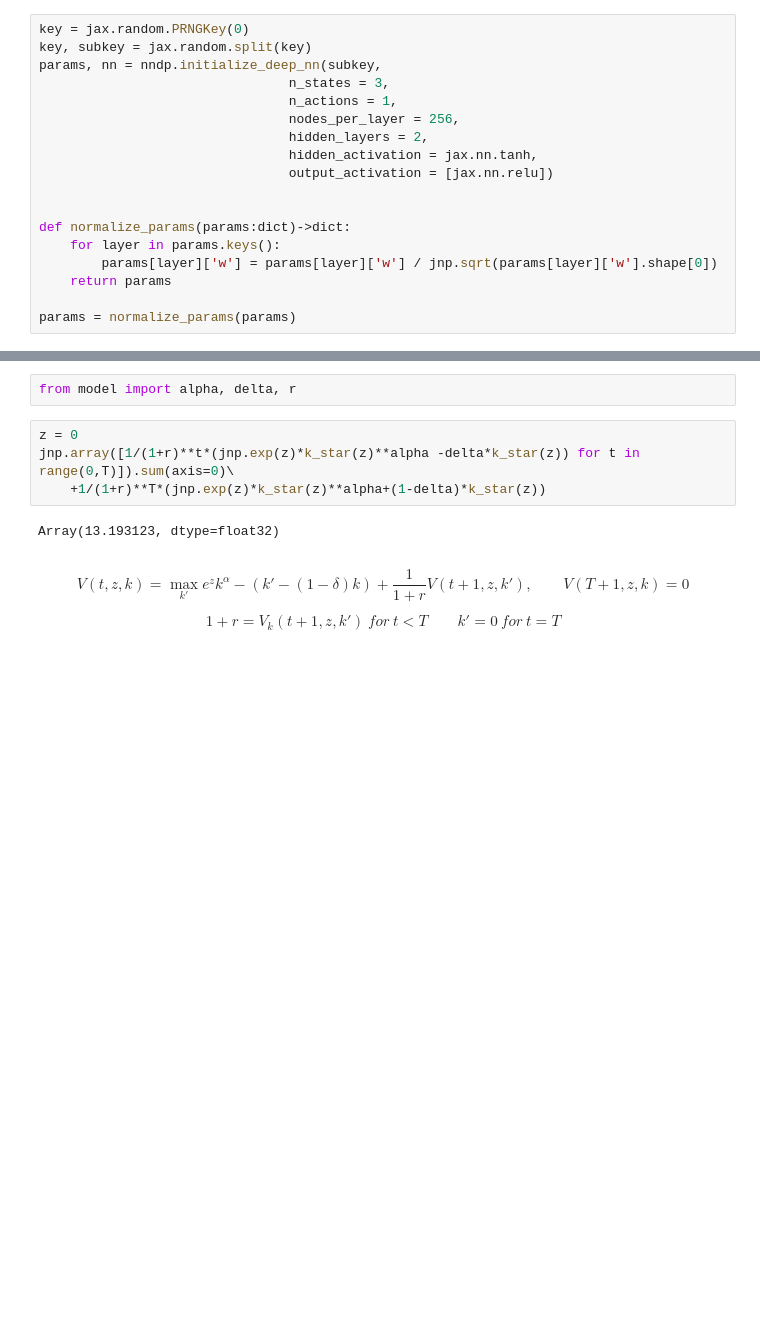
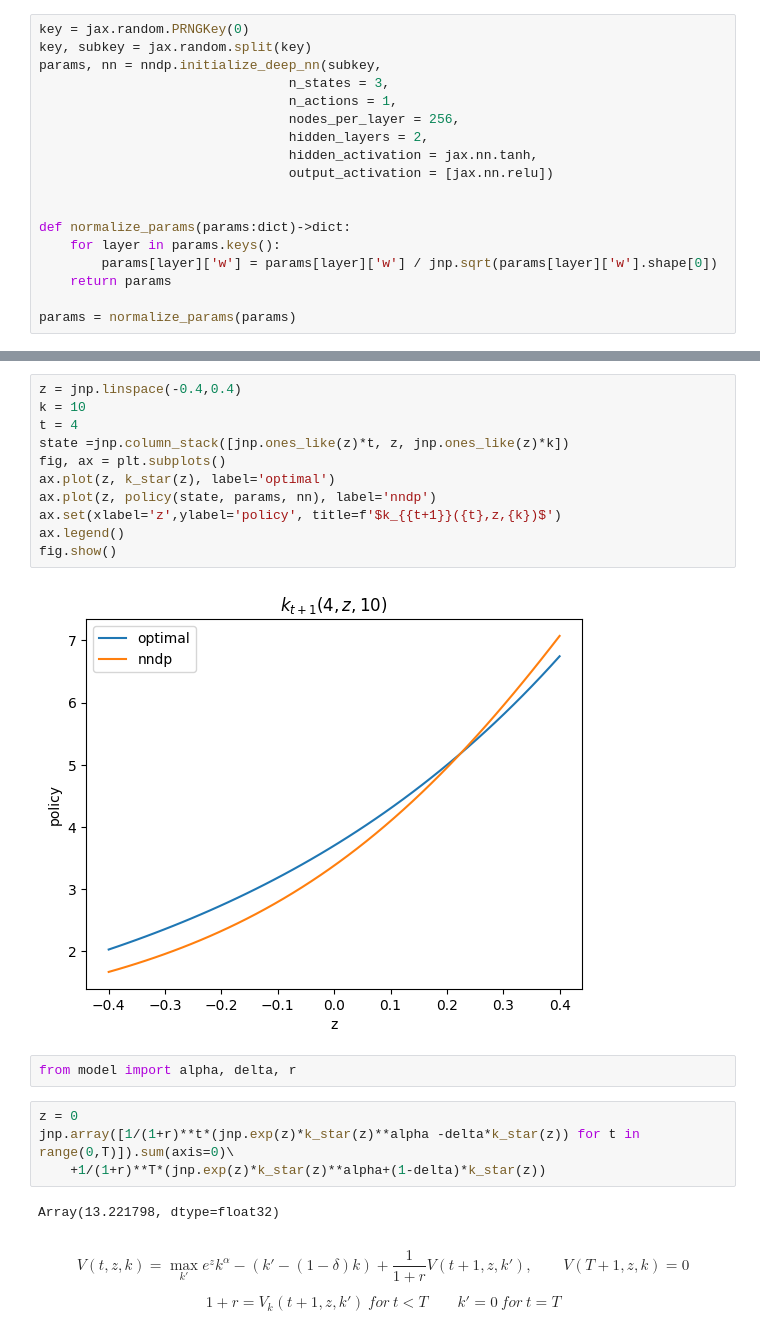
Before and after one commit to marcdelabarrera/nndp, a Jupyter notebook: docs/source/notebooks/firm_dynamics/main.ipynb, the cells around one changed output, grey strips where cells are left out. Saved outputs shown, nothing was run; the diff lists cells and outputs as text; blank space fills up the shorter version.

```diff
--- a/docs/source/notebooks/firm_dynamics/main.ipynb
+++ b/docs/source/notebooks/firm_dynamics/main.ipynb
@@ -56,3 +80,16 @@ result.plot_convergence()
+# %%
+z = jnp.linspace(-0.4,0.4)
+k = 10
+t = 4
+state =jnp.column_stack([jnp.ones_like(z)*t, z, jnp.ones_like(z)*k])
+fig, ax = plt.subplots()
+ax.plot(z, k_star(z), label='optimal')
+ax.plot(z, policy(state, params, nn), label='nndp')
+ax.set(xlabel='z',ylabel='policy', title=f'$k_{{t+1}}({t},z,{k})$')
+ax.legend()
+fig.show()
+# %% [output]
+[figure, added]
 # %%
 from model import alpha, delta, r
 # %%
@@ -60,7 +97,7 @@ z = 0
 jnp.array([1/(1+r)**t*(jnp.exp(z)*k_star(z)**alpha -delta*k_star(z)) for t in range(0,T)]).sum(axis=0)\
     +1/(1+r)**T*(jnp.exp(z)*k_star(z)**alpha+(1-delta)*k_star(z))
 # %% [output]
-Array(13.193123, dtype=float32)
+Array(13.221798, dtype=float32)
 # %% [markdown]
 $$V(t,z,k)=\max_{k'}e^z k^\alpha - (k'-(1-\delta)k)+\frac{1}{1+r}V(t+1,z,k'),\qquad V(T+1,z,k)=0$$
 
```
Also changed, not shown: parts of 6 cells of this notebook, 1 other file.
